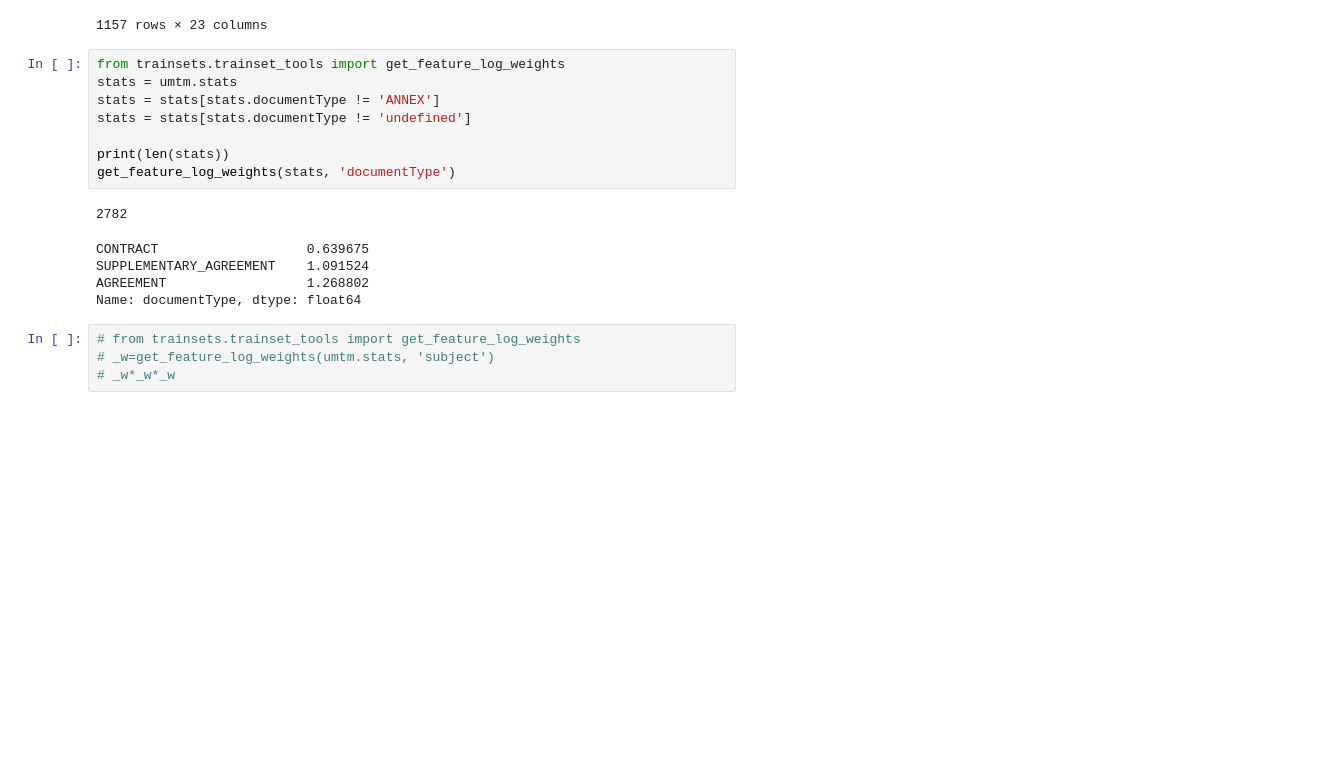
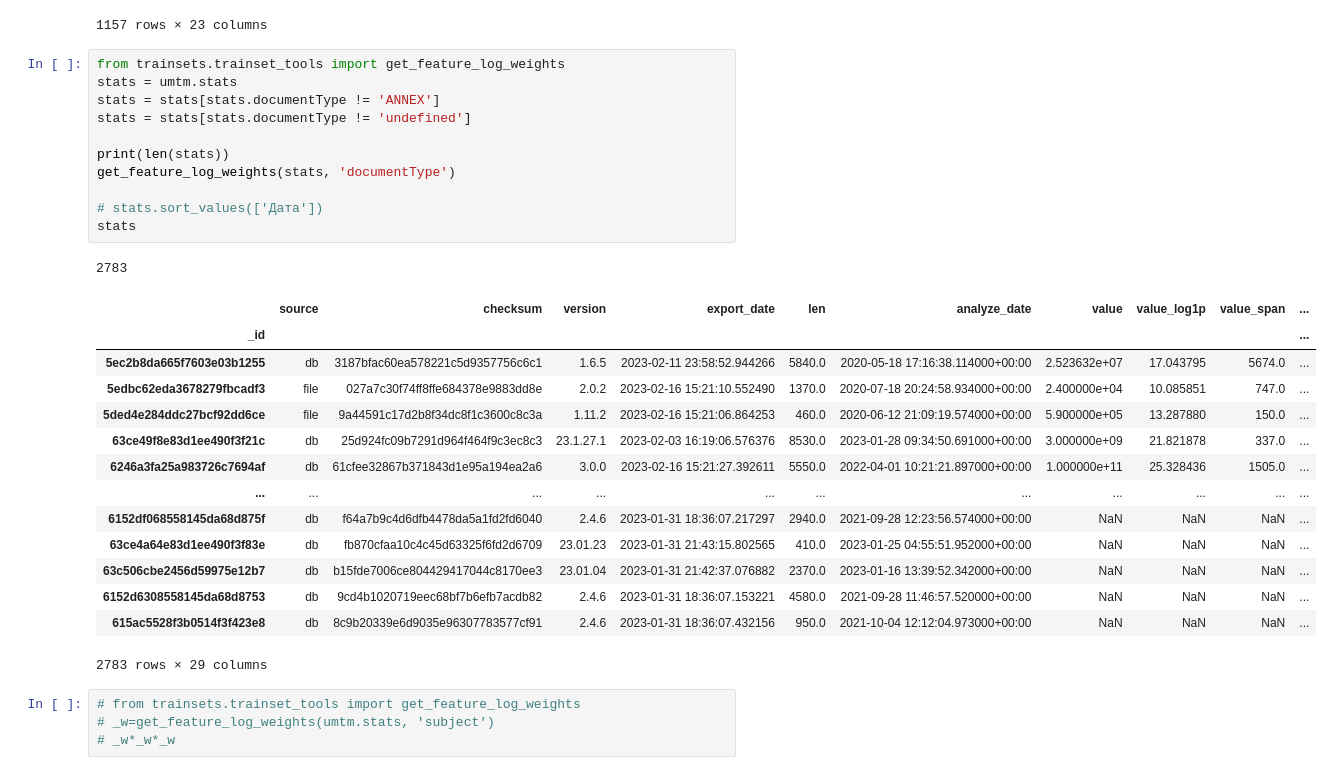
Before and after one commit to LitJane/analyser, a Jupyter notebook: trainsets/retrain_contract_uber_model.ipynb, the cells around one changed output. Cells and saved outputs as stored; diff of their text form; blank space fills up the shorter version.

```diff
--- a/trainsets/retrain_contract_uber_model.ipynb
+++ b/trainsets/retrain_contract_uber_model.ipynb
@@ -303,17 +303,30 @@ errors_df
 # %%
 from trainsets.trainset_tools import get_feature_log_weights
 stats = umtm.stats
 stats = stats[stats.documentType != 'ANNEX']
 stats = stats[stats.documentType != 'undefined']
 
 print(len(stats))
 get_feature_log_weights(stats, 'documentType')
+
+# stats.sort_values(['Дата'])
+stats
 # %% [output]
-2782
+2783
+|  | source | checksum | version | export_date | len | analyze_date | value | value_log1p | value_span | ... |
+| _id |  |  |  |  |  |  |  |  |  | ... |
+| 5ec2b8da665f7603e03b1255 | db | 3187bfac60ea578221c5d9357756c6c1 | 1.6.5 | 2023-02-11 23:58:52.944266 | 5840.0 | 2020-05-18 17:16:38.114000+00:00 | 2.523632e+07 | 17.043795 | 5674.0 | ... |
+| 5edbc62eda3678279fbcadf3 | file | 027a7c30f74ff8ffe684378e9883dd8e | 2.0.2 | 2023-02-16 15:21:10.552490 | 1370.0 | 2020-07-18 20:24:58.934000+00:00 | 2.400000e+04 | 10.085851 | 747.0 | ... |
+| 5ded4e284ddc27bcf92dd6ce | file | 9a44591c17d2b8f34dc8f1c3600c8c3a | 1.11.2 | 2023-02-16 15:21:06.864253 | 460.0 | 2020-06-12 21:09:19.574000+00:00 | 5.900000e+05 | 13.287880 | 150.0 | ... |
+| 63ce49f8e83d1ee490f3f21c | db | 25d924fc09b7291d964f464f9c3ec8c3 | 23.1.27.1 | 2023-02-03 16:19:06.576376 | 8530.0 | 2023-01-28 09:34:50.691000+00:00 | 3.000000e+09 | 21.821878 | 337.0 | ... |
+| 6246a3fa25a983726c7694af | db | 61cfee32867b371843d1e95a194ea2a6 | 3.0.0 | 2023-02-16 15:21:27.392611 | 5550.0 | 2022-04-01 10:21:21.897000+00:00 | 1.000000e+11 | 25.328436 | 1505.0 | ... |
+| ... | ... | ... | ... | ... | ... | ... | ... | ... | ... | ... |
+| 6152df068558145da68d875f | db | f64a7b9c4d6dfb4478da5a1fd2fd6040 | 2.4.6 | 2023-01-31 18:36:07.217297 | 2940.0 | 2021-09-28 12:23:56.574000+00:00 | NaN | NaN | NaN | ... |
+| 63ce4a64e83d1ee490f3f83e | db | fb870cfaa10c4c45d63325f6fd2d6709 | 23.01.23 | 2023-01-31 21:43:15.802565 | 410.0 | 2023-01-25 04:55:51.952000+00:00 | NaN | NaN | NaN | ... |
+| 63c506cbe2456d59975e12b7 | db | b15fde7006ce804429417044c8170ee3 | 23.01.04 | 2023-01-31 21:42:37.076882 | 2370.0 | 2023-01-16 13:39:52.342000+00:00 | NaN | NaN | NaN | ... |
+| 6152d6308558145da68d8753 | db | 9cd4b1020719eec68bf7b6efb7acdb82 | 2.4.6 | 2023-01-31 18:36:07.153221 | 4580.0 | 2021-09-28 11:46:57.520000+00:00 | NaN | NaN | NaN | ... |
+| 615ac5528f3b0514f3f423e8 | db | 8c9b20339e6d9035e96307783577cf91 | 2.4.6 | 2023-01-31 18:36:07.432156 | 950.0 | 2021-10-04 12:12:04.973000+00:00 | NaN | NaN | NaN | ... |
-CONTRACT                   0.639675
-SUPPLEMENTARY_AGREEMENT    1.091524
-AGREEMENT                  1.268802
-Name: documentType, dtype: float64
+2783 rows × 29 columns
 # %%
 # from trainsets.trainset_tools import get_feature_log_weights
 # _w=get_feature_log_weights(umtm.stats, 'subject')
```
Also changed, not shown: parts of 32 cells of this notebook, 10 other files.
